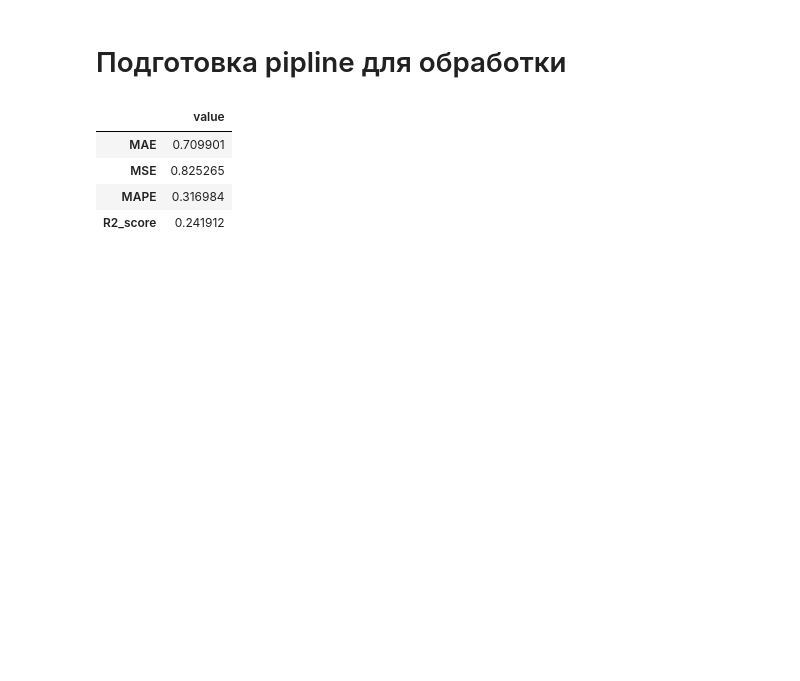
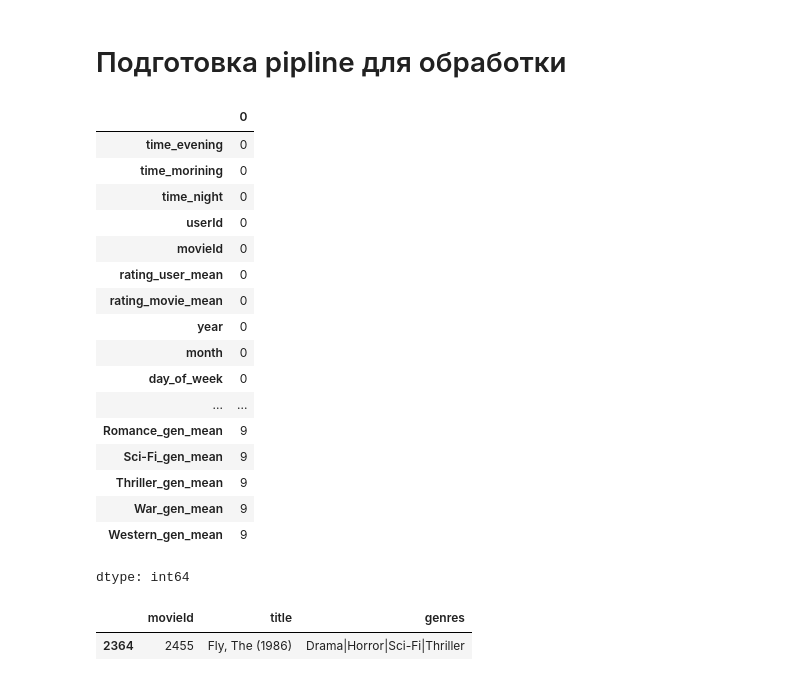
Before and after one commit to aleks-haksly/Simulative, a Jupyter notebook: ML/recomendation.ipynb, the cells around one changed output. Drawn from its saved outputs; the diff is of its cells as text; code cells hidden in the pictures; blank space fills up the shorter version.

```diff
--- a/ML/recomendation.ipynb
+++ b/ML/recomendation.ipynb
@@ -85,7 +86,7 @@ class CustomTransformer(BaseEstimator, TransformerMixin):
         X_copy= X.copy()
         X_copy = X_copy.merge(self.rating_user_mean, how='left', on='userId') \
                        .merge(self.rating_movie_mean, how='left', on='movieId') \
-                       .merge(movies_df[['movieId', 'genres']], on='movieId', how='left')
+                       .merge(movies_df[['movieId', 'genres']], on='movieId', how='left').fillna(2.5)
 
         datetime_ = pd.to_datetime(X_copy.timestamp, unit='s')
 
@@ -184,7 +185,6 @@ class NaivePredictor2(ClassifierMixin, BaseEstimator):
 pipe = Pipeline(
     [
         ("Custom_transformer", CustomTransformer(movies_data=movies_df)),
-        ("OneHotEncoder", col_transformer),
-        ("NaivePredictor", NaivePredictor2())
+        ("OneHotEncoder", col_transformer)
     ]
 )
@@ -212,10 +221,28 @@ def evaluate_model(y_true, y_predicted):
   orient='index', columns=['value'])
   return result
 # %%
-evaluate_model(y_test, pipe.fit(X_train, y_train).predict(X_test)) #2
+pipe.fit(X_train, y_train).transform(X_test).isna().sum()
 # %% [output]
-|  | value |
-| MAE | 0.709901 |
-| MSE | 0.825265 |
-| MAPE | 0.316984 |
-| R2_score | 0.241912 |
+|  | 0 |
+| time_evening | 0 |
+| time_morining | 0 |
+| time_night | 0 |
+| userId | 0 |
+| movieId | 0 |
+| rating_user_mean | 0 |
+| rating_movie_mean | 0 |
+| year | 0 |
+| month | 0 |
+| day_of_week | 0 |
+| ... | ... |
+| Romance_gen_mean | 9 |
+| Sci-Fi_gen_mean | 9 |
+| Thriller_gen_mean | 9 |
+| War_gen_mean | 9 |
+| Western_gen_mean | 9 |
+dtype: int64
+# %%
+movies_df.query("movieId == 2455")
+# %% [output]
+|  | movieId | title | genres |
+| 2364 | 2455 | Fly, The (1986) | Drama|Horror|Sci-Fi|Thriller |
```
Also changed, not shown: parts of 14 cells of this notebook.
